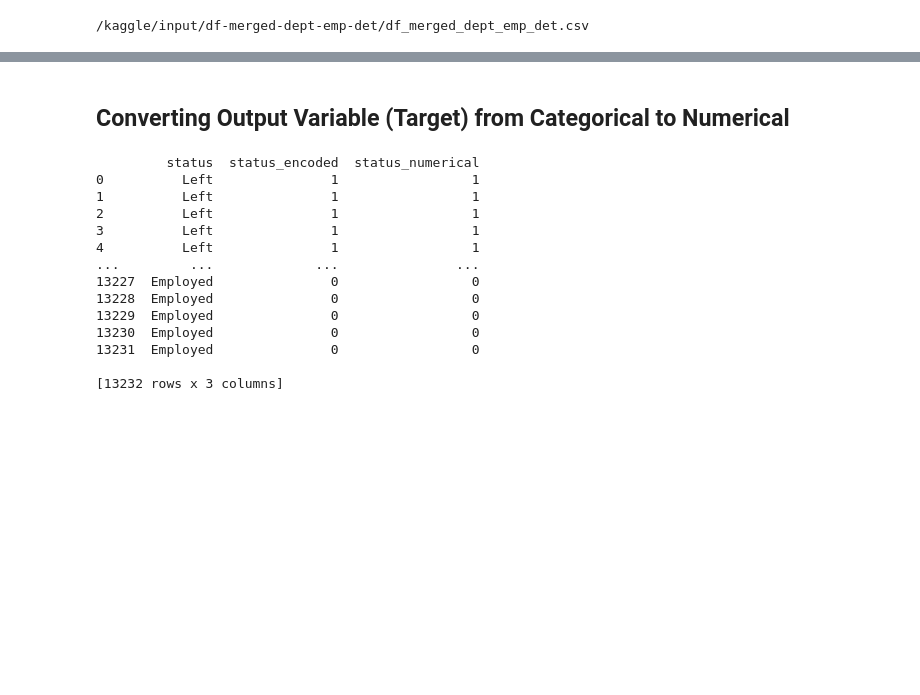
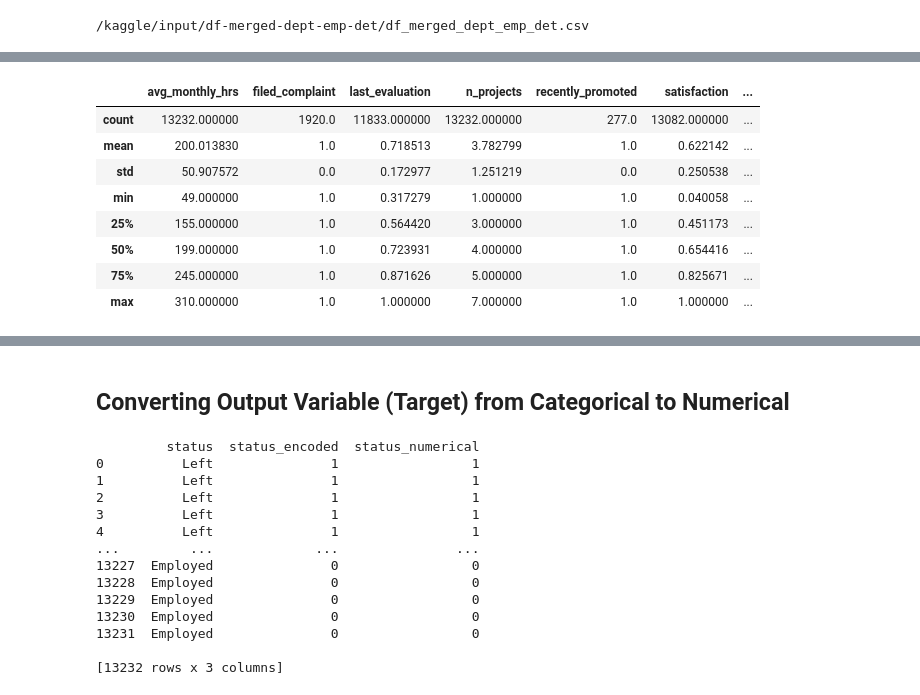
Before and after one commit to abhid-007/Employee-Prediction-Model, a Jupyter notebook: employee-prediction.ipynb, the cells around one changed output, grey strips where cells are left out. Cells and saved outputs as stored; diff of their text form; code cells hidden in the pictures; blank space fills up the shorter version.

```diff
--- a/employee-prediction.ipynb
+++ b/employee-prediction.ipynb
@@ -31,0 +50,12 @@ df = pd.read_csv("/kaggle/input/df-merged-dept-emp-det/df_merged_dept_emp_det.cs
+# %%
+df.describe()
+# %% [output]
+|  | avg_monthly_hrs | filed_complaint | last_evaluation | n_projects | recently_promoted | satisfaction | ... |
+| count | 13232.000000 | 1920.0 | 11833.000000 | 13232.000000 | 277.0 | 13082.000000 | ... |
+| mean | 200.013830 | 1.0 | 0.718513 | 3.782799 | 1.0 | 0.622142 | ... |
+| std | 50.907572 | 0.0 | 0.172977 | 1.251219 | 0.0 | 0.250538 | ... |
+| min | 49.000000 | 1.0 | 0.317279 | 1.000000 | 1.0 | 0.040058 | ... |
+| 25% | 155.000000 | 1.0 | 0.564420 | 3.000000 | 1.0 | 0.451173 | ... |
+| 50% | 199.000000 | 1.0 | 0.723931 | 4.000000 | 1.0 | 0.654416 | ... |
+| 75% | 245.000000 | 1.0 | 0.871626 | 5.000000 | 1.0 | 0.825671 | ... |
+| max | 310.000000 | 1.0 | 1.000000 | 7.000000 | 1.0 | 1.000000 | ... |
```
Also changed, not shown: parts of 3 cells of this notebook.
